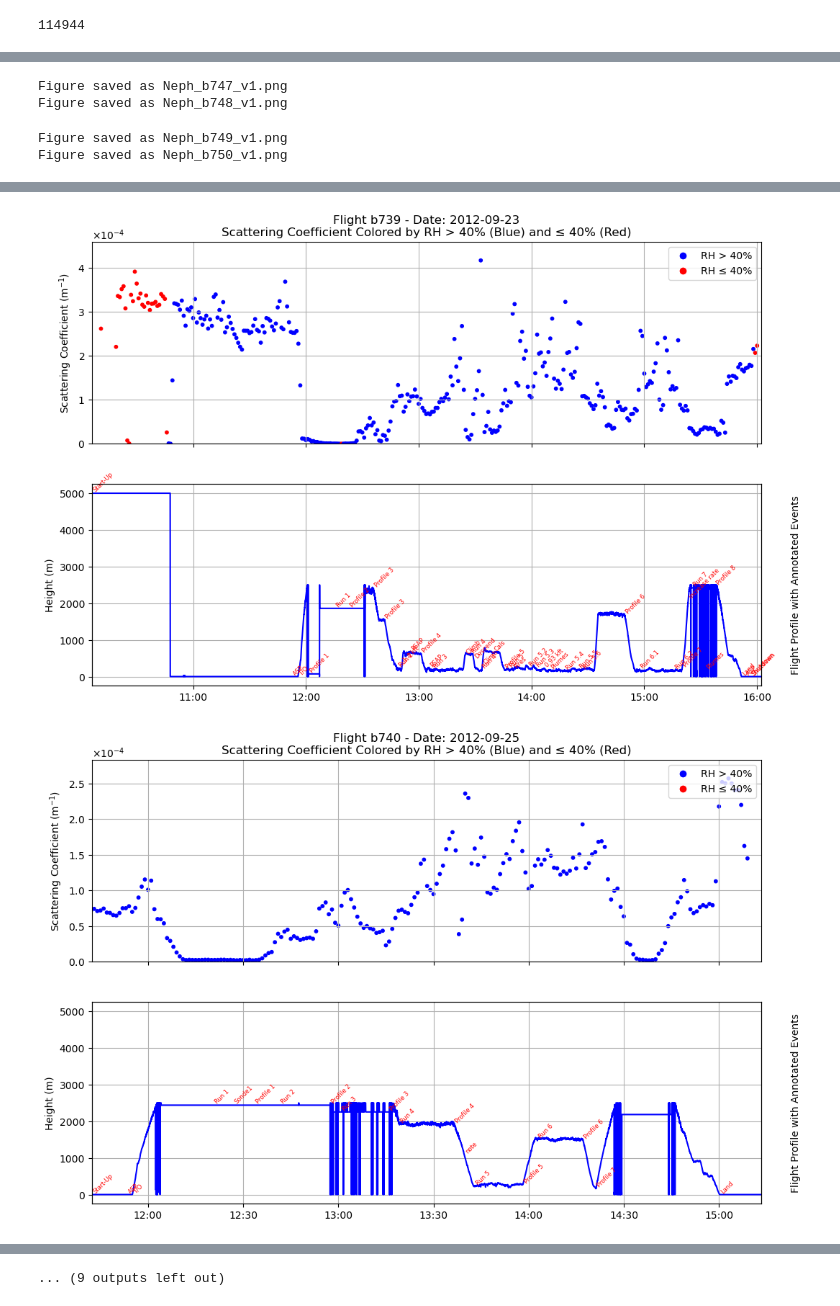
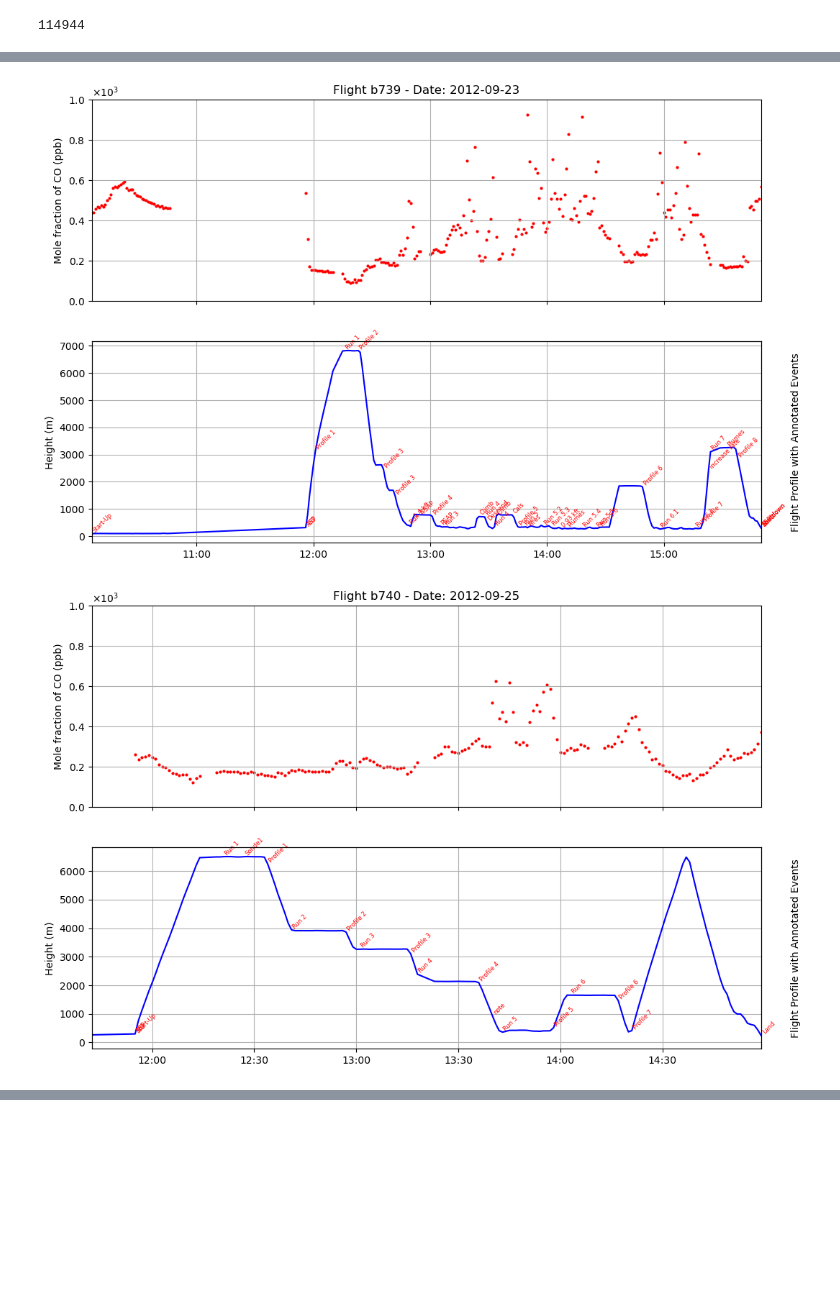
Before and after one commit to thiago-vg/SAMBBA-data-analysis, a Jupyter notebook: Scripts/CO_plot_test.ipynb, the cells around one changed output, grey strips where cells are left out. Cells and saved outputs as stored; diff of their text form; code cells hidden in the pictures; blank space fills up the shorter version.

```diff
--- a/Scripts/CO_plot_test.ipynb
+++ b/Scripts/CO_plot_test.ipynb
@@ -210,4 +227,6 @@ Data variables: (12/141)
     Data_Date:           20130619
     TimeInterval:        08:52:02-16:02:21
     History:             Dataset /home/tardis/data/ncdata/core_faam_20120918_...
+# %%
+ds_CO_resampled = ds_C0.resample(Time="1min").mean()
 # %%
@@ -861,7 +343,6 @@ def plot_flight_data_v4(flight_number,flight_date,
 # %%
-def plot_neph_data_v1(flight_number,flight_date,
-                     scattering_resampled, RH,
-                     ds_wet_neph, df_flight):
+def plot_co_data_v1(flight_number,flight_date,
+                     CO_resampled, df_flight):
 
     # Step 1: Convert 'Start Time' (HHMMSS) to full datetime for event annotations
     df_flight["Start Time"] = pd.to_datetime(df_flight["Start Time"], format="%H%M%S")
@@ -870,12 +351,9 @@ def plot_neph_data_v1(flight_number,flight_date,
     )
     start_up_time = df_flight[df_flight["Event"] == "Start-Up"]["Start Time"].iloc[0]
 
-    # Step 2: Prepare scattering and RH data
-    colors = np.where(RH > 40, 'blue', 'red')  # Color by RH threshold
-
     # Step 3: Prepare height and time data
-    ds_times = ds_wet_neph["Time"].values  # Time from dataset
-    height_values = ds_wet_neph["HGT_RADR"].values[:, 0]  # Assuming shape (time, sps)
+    ds_times = CO_resampled["data_point"].values  # Time from dataset
+    height_values = CO_resampled["GPS_ALT"].values[:, 0]  # Assuming shape (time, sps)
 
     # Step 4: Create the figure with 2 separate subplots
     fig, (ax1, ax2) = plt.subplots(nrows=2, figsize=(12, 8), sharex=True)
@@ -888,18 +366,14 @@ def plot_neph_data_v1(flight_number,flight_date,
     # Time formatter to show HH:MM
     time_formatter = mdates.DateFormatter('%H:%M')
 
+
     # --- First Plot: Scattering colored by RH ---
-    ax1.scatter(scattering_resampled['time'], scattering_resampled.values, c=colors, s=10)
-    ax1.set_ylabel(r'Scattering Coefficient ($\mathrm{m^{-1}}$)')
-    ax1.set_ylim(0, np.nanmax(scattering_resampled.values) * 1.1)
+    ax1.scatter(CO_resampled['data_point'].squeeze(), CO_resampled['CO_AERO'], color="r", marker='.',linewidth=0)
+    ax1.set_ylabel(r'Mole fraction of CO (ppb)')
+    ax1.set_ylim(0,1000)
     ax1.yaxis.set_major_formatter(formatter)
     ax1.grid(True)
-    ax1.legend(handles=[
-        Line2D([0], [0], marker='o', color='w', label='RH > 40%', markerfacecolor='blue', markersize=8),
-        Line2D([0], [0], marker='o', color='w', label='RH ≤ 40%', markerfacecolor='red', markersize=8),
-    ], loc='upper right')
-    #ax1.set_title('Scattering Coefficient Colored by RH > 40% (Blue) and ≤ 40% (Red)')
-    ax1.set_title(f"Flight {flight_number} - Date: {flight_date}\nScattering Coefficient Colored by RH > 40% (Blue) and ≤ 40% (Red)")
+    ax1.set_title(f"Flight {flight_number} - Date: {flight_date}")
     # --- Second Plot: Height over time with event labels ---
     ax2.plot(ds_times, height_values, color="b", label="Height")
 
@@ -926,8 +400,8 @@ def plot_neph_data_v1(flight_number,flight_date,
     plt.xticks(rotation=45)
 
     # Layout
-    plt.savefig(f'./Plots_Neph/Neph_{flight_number}_v1.png', dpi=300)
-    print(f"Figure saved as Neph_{flight_number}_v1.png")
+    plt.savefig(f'./CO_plots/CO_{flight_number}_v1.png', dpi=300)
+    print(f"Figure saved as CO_{flight_number}_v1.png")
     #plt.show()
     return
 # %%
@@ -940,8 +414,10 @@ results = []
 for nc_file, neph_file, flight_comments_file in zip(filtered_nc, filtered_neph,filtered_sum):
 
     #print(neph_file)
-    ds_neph = dataset_neph(neph_file)
-    ds_wet_neph = xr.open_dataset(nc_file)
+    ds_C0 = xr.open_dataset(nc_file)
+    ds_CO_resampled = ds_C0.resample(Time="1min").mean()
+    valid_CO = ds_CO_resampled["CO_AERO_FLAG"] == 0
+    filtered_CO = ds_CO_resampled.where(valid_CO, drop=True)
 
 
     # Extract the flight number (b###) from the file path
@@ -958,13 +434,10 @@ for nc_file, neph_file, flight_comments_file in zip(filtered_nc, filtered_neph,f
     #print(flight_date)
     #Flight comments dataset
     df_flight = flight_comments_df(flight_comments_file)
-    Resampled_sct, relativ_hum = relative_hum_calc(ds_neph,ds_wet_neph)
 
-    plot_neph_data_v1(
+    plot_co_data_v1(
         flight_number=flight_number,
         flight_date = flight_date,
-        scattering_resampled=Resampled_sct,
-        RH=relativ_hum,
-        ds_wet_neph=ds_wet_neph,
+        CO_resampled=filtered_CO,
         df_flight=df_flight)
 # %% [output]
@@ -981,4 +457,0 @@ Figure saved as Neph_b746_v1.png
-Figure saved as Neph_b747_v1.png
-Figure saved as Neph_b748_v1.png
-Figure saved as Neph_b749_v1.png
-Figure saved as Neph_b750_v1.png
@@ -987,2 +460,2 @@ Figure saved as Neph_b750_v1.png
-[figure, old version]
+[figure, new version]
-[figure, old version]
+[figure, new version]
@@ -990 +462,0 @@ Figure saved as Neph_b750_v1.png
-... (9 outputs left out)
```
Also changed, not shown: parts of 22 cells of this notebook, 2 other files.
